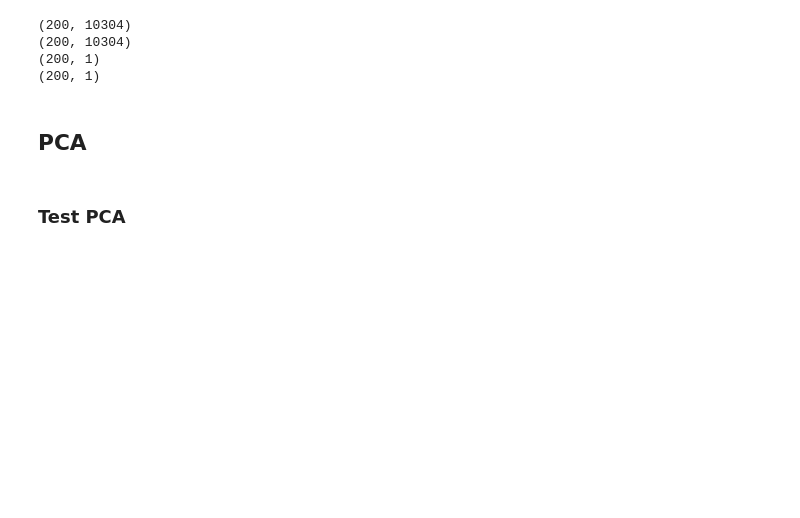
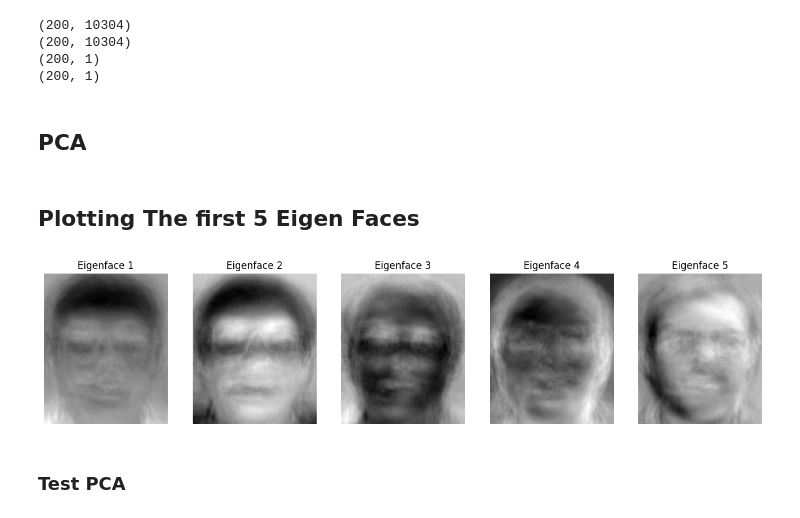
Before and after one commit to ahmedsamir459/Face-Recognition, a Jupyter notebook: PCA_LDA.ipynb, the cells around one changed output. Drawn from its saved outputs; the diff is of its cells as text; code cells hidden in the pictures; blank space fills up the shorter version.

```diff
--- a/PCA_LDA.ipynb
+++ b/PCA_LDA.ipynb
@@ -93,6 +93,19 @@ def get_PCA(X_train, alpha):
     # project the training data on the eigenfaces
     X_train_pca = X_train_centralized @ eigenfaces[:, :no_components]
     return X_train_pca, mean_face, eigenfaces[:, :no_components]
+# %% [markdown]
+## Plotting The first 5 Eigen Faces
+# %%
+X_train_pca, mean_face, eigenfaces = get_PCA(X_train, 0.95)
+# plotting first 5 eigenfaces
+fig, axs = plt.subplots(1, 5, figsize=(16, 10))
+for i in range(5):
+    image_array = np.reshape(eigenfaces[:, i], (image_height, image_width))
+    axs[i].imshow(image_array, cmap="gray")
+    axs[i].set_title("Eigenface " + str(i + 1))
+    axs[i].axis("off")
+# %% [output]
+[figure, added]
 # %% [markdown]
 ### Test PCA
 # %%
```
Also changed, not shown: parts of 8 cells of this notebook.
